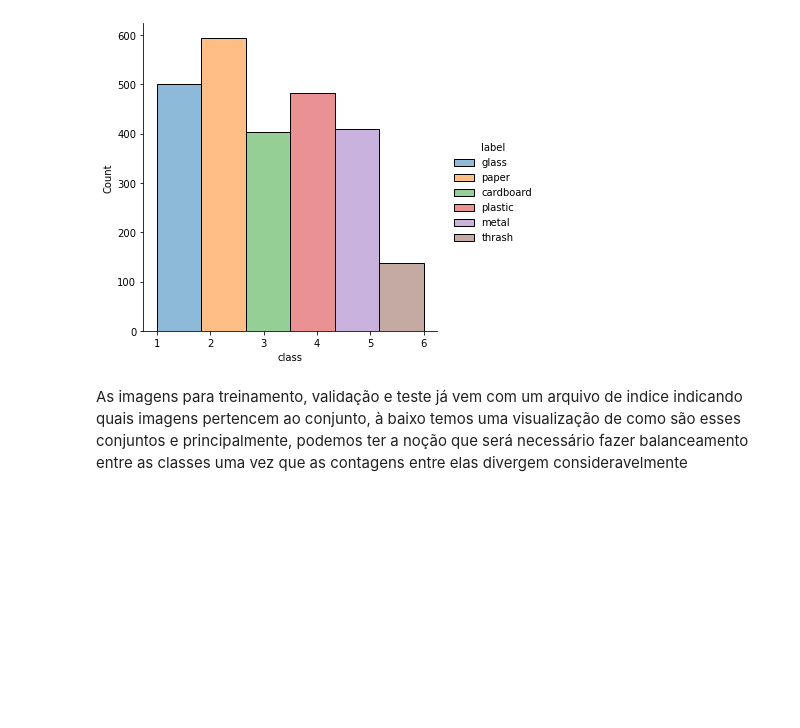
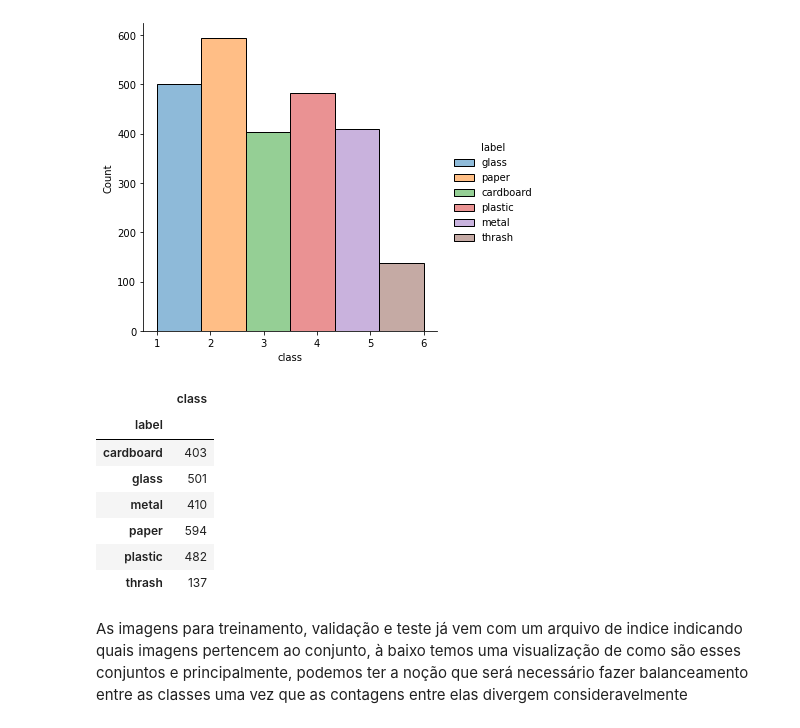
Before and after one commit to ChrisKonishi/MC886-final-project, a Jupyter notebook: datasetAnalysis.ipynb, the cells around one changed output. Saved outputs shown, nothing was run; the diff lists cells and outputs as text; code cells hidden in the pictures; blank space fills up the shorter version.

```diff
--- a/datasetAnalysis.ipynb
+++ b/datasetAnalysis.ipynb
@@ -76,6 +76,17 @@ sns.displot(data=df, kind='hist', x="class", hue="label", palette="tab10", legen
 # %% [output]
 <seaborn.axisgrid.FacetGrid at 0x...>
 [figure]
+# %%
+df.set_index(["label", "img"]).count(level="label")
+# %% [output]
+|  | class |
+| label |  |
+| cardboard | 403 |
+| glass | 501 |
+| metal | 410 |
+| paper | 594 |
+| plastic | 482 |
+| thrash | 137 |
 # %% [markdown]
 As imagens para treinamento, validação e teste já vem com um arquivo de indice indicando quais imagens pertencem ao conjunto, à baixo temos uma visualização de como são esses conjuntos e principalmente, podemos ter a noção que será necessário fazer balanceamento entre as classes uma vez que as contagens entre elas divergem consideravelmente
 # %% [markdown]
```
